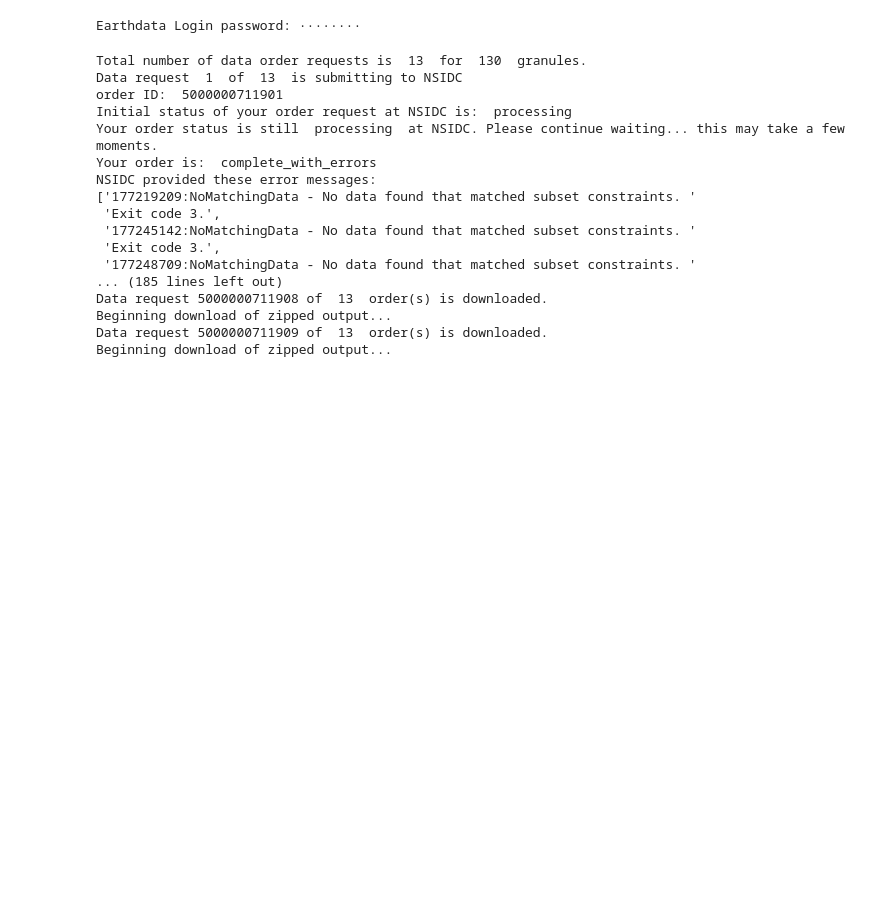
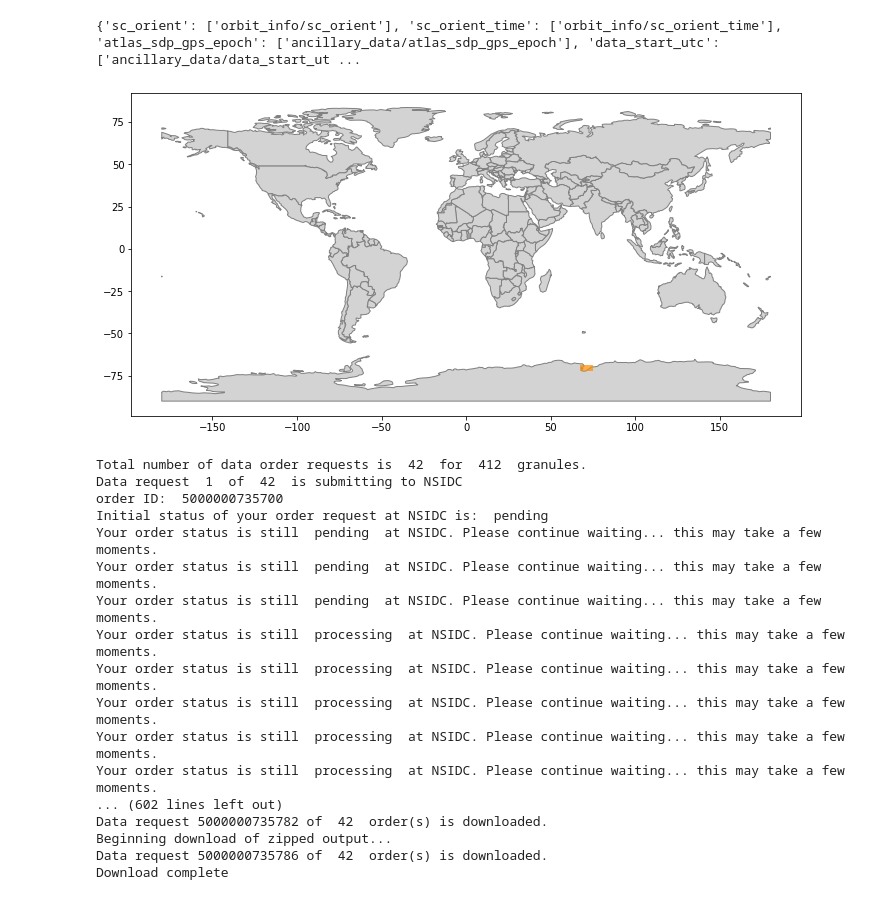
Before and after one commit to bradlipovsky/antarctic-rift-catalog, a Jupyter notebook: Get_ATL06.ipynb, the cells around one changed output. Cells and saved outputs as stored; diff of their text form; code cells hidden in the pictures; blank space fills up the shorter version.

```diff
--- a/Get_ATL06.ipynb
+++ b/Get_ATL06.ipynb
@@ -6,32 +6,44 @@ import matplotlib.pyplot as plt
 from icepyx import icesat2data as ipd
 # %%
 short_name = 'ATL06'
-spatial_extent = [-26.5, -75.8, -24.5, -75.3]
+
+# spatial_extent = [-26.5, -75.8, -24.5, -75.3] # Brunt
+# spatial_extent = [67.6, -72.44,74.87,-68.39] # Amery
+spatial_extent = [159, -86, 180, -69] # East Ross
+# spatial_extent = [-180, -86, -140, -77] # West Ross
+
 date_range = ['2018-10-14','2020-04-4']
 region_a = ipd.Icesat2Data(short_name, spatial_extent, date_range)
 
 earthdata_uid = 'therealbradlipovsky'
 email = 'brad_lipovsky@fas.harvard.edu'
 region_a.earthdata_login(earthdata_uid, email)
-# %% [output]
-Earthdata Login password: ········
+# %%
+region_a.order_vars.append(var_list=['seg_azimuth','latitude','latitude','h_li','h_li_sigma'])
+print(region_a.order_vars.wanted)
+# %% [output]
+{'sc_orient': ['orbit_info/sc_orient'], 'sc_orient_time': ['orbit_info/sc_orient_time'], 'atlas_sdp_gps_epoch': ['ancillary_data/atlas_sdp_gps_epoch'], 'data_start_utc': ['ancillary_data/data_start_ut ...
+# %%
+region_a.visualize_spatial_extent()
+# %% [output]
+[figure, added]
 # %%
-region_a.download_granules('/Users/bradlipovsky/is2-data/')
+region_a.download_granules('/Users/lipovsky/is2-data/amery/')
 # %% [output]
-Total number of data order requests is  13  for  130  granules.
-Data request  1  of  13  is submitting to NSIDC
-order ID:  5000000711901
-Initial status of your order request at NSIDC is:  processing
+Total number of data order requests is  42  for  412  granules.
+Data request  1  of  42  is submitting to NSIDC
+order ID:  5000000735700
+Initial status of your order request at NSIDC is:  pending
+Your order status is still  pending  at NSIDC. Please continue waiting... this may take a few moments.
+Your order status is still  pending  at NSIDC. Please continue waiting... this may take a few moments.
+Your order status is still  pending  at NSIDC. Please continue waiting... this may take a few moments.
 Your order status is still  processing  at NSIDC. Please continue waiting... this may take a few moments.
-Your order is:  complete_with_errors
-NSIDC provided these error messages:
-['177219209:NoMatchingData - No data found that matched subset constraints. '
- 'Exit code 3.',
- '177245142:NoMatchingData - No data found that matched subset constraints. '
- 'Exit code 3.',
- '177248709:NoMatchingData - No data found that matched subset constraints. '
-... (185 lines left out)
-Data request 5000000711908 of  13  order(s) is downloaded.
+Your order status is still  processing  at NSIDC. Please continue waiting... this may take a few moments.
+Your order status is still  processing  at NSIDC. Please continue waiting... this may take a few moments.
+Your order status is still  processing  at NSIDC. Please continue waiting... this may take a few moments.
+Your order status is still  processing  at NSIDC. Please continue waiting... this may take a few moments.
+... (602 lines left out)
+Data request 5000000735782 of  42  order(s) is downloaded.
 Beginning download of zipped output...
-Data request 5000000711909 of  13  order(s) is downloaded.
-Beginning download of zipped output...
+Data request 5000000735786 of  42  order(s) is downloaded.
+Download complete
```
Also changed, not shown: 1 other file.
